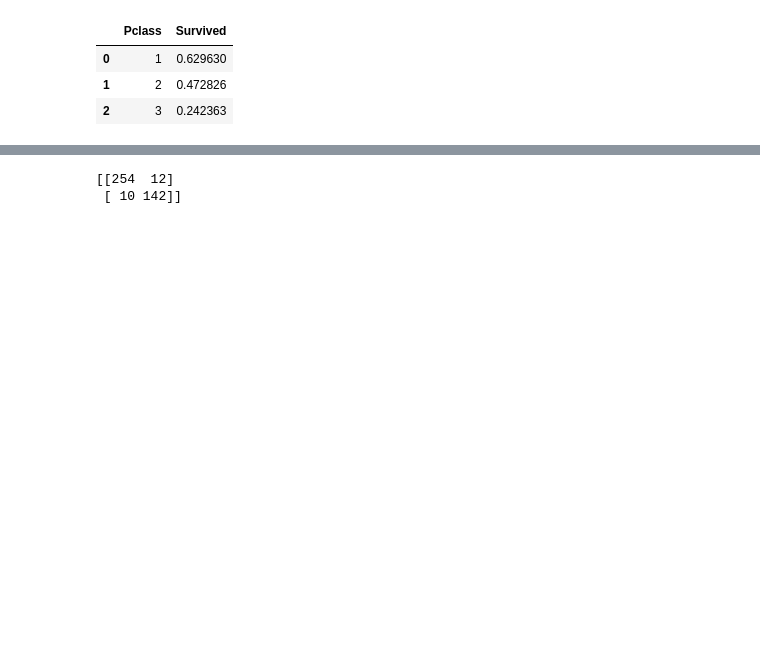
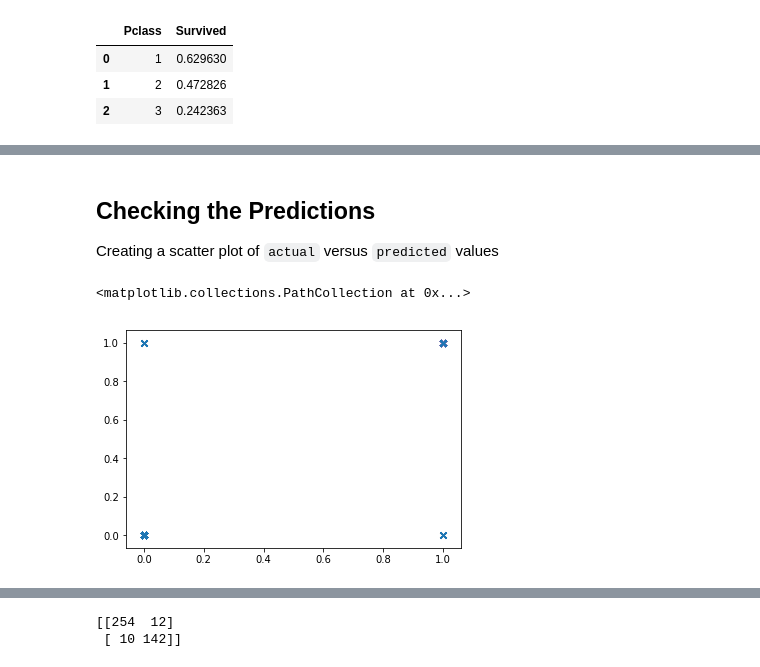
Before and after one commit to chronarchitect/KNX-Project, a Jupyter notebook: KNX Project.ipynb, the cells around one changed output, grey strips where cells are left out. Cells and saved outputs as stored; diff of their text form; code cells hidden in the pictures; blank space fills up the shorter version.

```diff
--- a/KNX Project.ipynb
+++ b/KNX Project.ipynb
@@ -108,2 +162,0 @@ By looking at the dataset, some features can be removed :-
-# %%
-dataset = dataset.drop(dataset.columns[[0,3,8,10]],axis=1)
@@ -195,0 +175,4 @@ avg / total       0.95      0.95      0.95       418
+# %%
+dataset = dataset.drop(columns=['PassengerId', 'Name', 'Ticket', 'Cabin'])
+
+dataset.head()
@@ -195,0 +243,2 @@ avg / total       0.95      0.95      0.95       418
+# %%
+X_test= X_test.drop(columns = ['PassengerId', 'Name', 'Ticket', 'Cabin'], axis=1).iloc[:,:].values
@@ -195,0 +256,2 @@ avg / total       0.95      0.95      0.95       418
+# %%
+y_test=y_test.drop(columns = 'PassengerId', axis=1).iloc[:,:].values
@@ -195,0 +343,8 @@ avg / total       0.95      0.95      0.95       418
+# %% [markdown]
+## Checking the Predictions
+Creating a scatter plot of `actual` versus `predicted` values
+# %%
+plt.scatter(y_test, y_pred, marker='x')
+# %% [output]
+<matplotlib.collections.PathCollection at 0x...>
+[figure, added]
```
Also changed, not shown: parts of 59 cells of this notebook.
